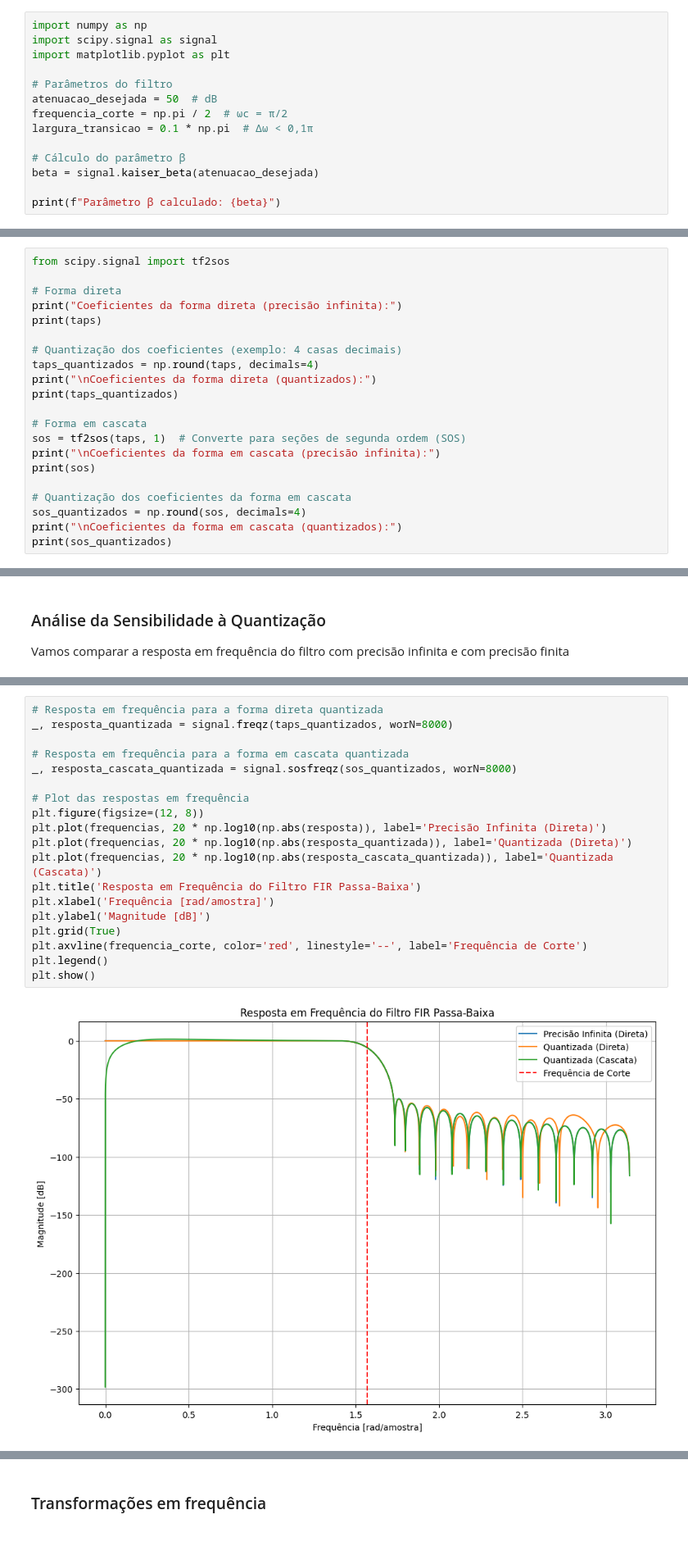
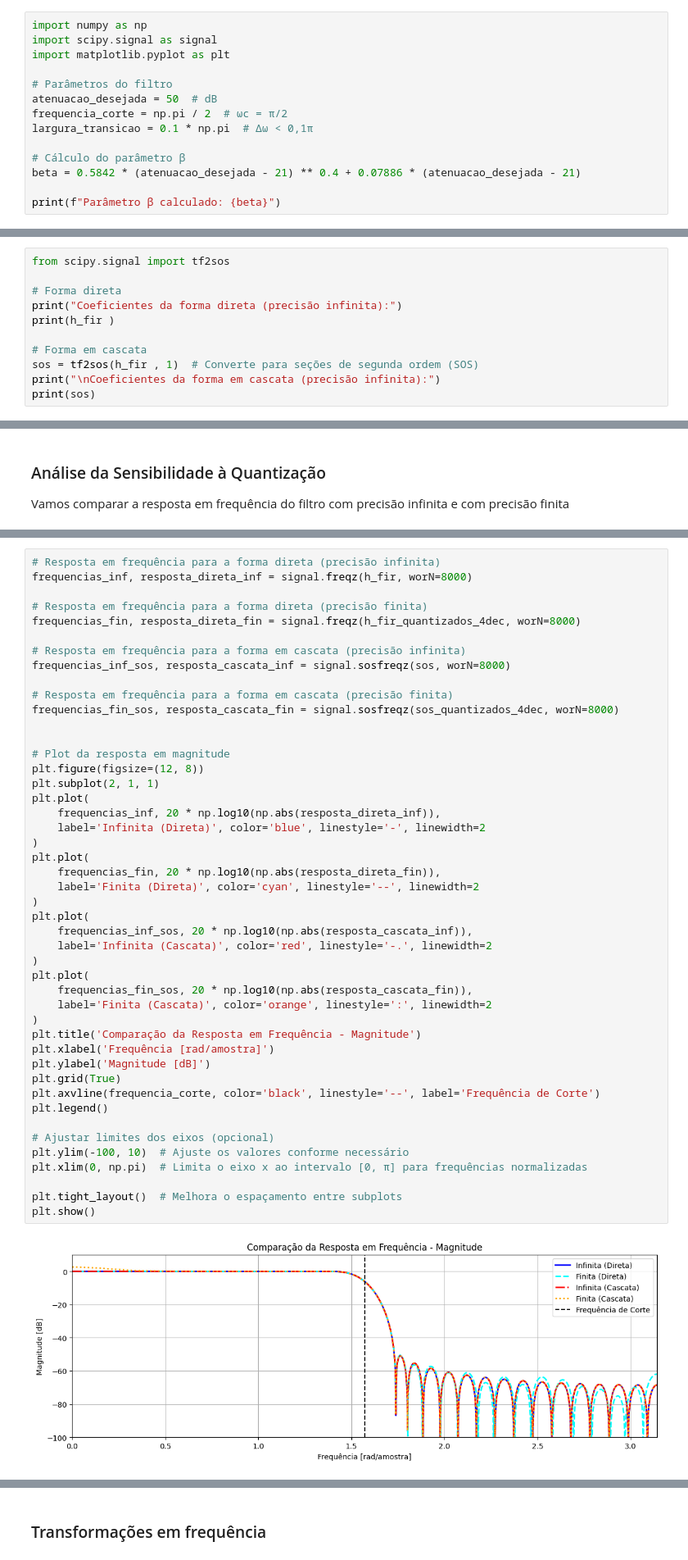
Before and after one commit to JoseRaimundo27/FiltroFIR, a Jupyter notebook: filtro.ipynb, the cells around one changed output, grey strips where cells are left out. Shown: that part at 82% size. Cells and saved outputs as stored; diff of their text form.

```diff
--- a/filtro.ipynb
+++ b/filtro.ipynb
@@ -29,7 +31,7 @@ frequencia_corte = np.pi / 2  # ωc = π/2
 largura_transicao = 0.1 * np.pi  # Δω < 0,1π
 
 # Cálculo do parâmetro β
-beta = signal.kaiser_beta(atenuacao_desejada)
+beta = 0.5842 * (atenuacao_desejada - 21) ** 0.4 + 0.07886 * (atenuacao_desejada - 21)
 
 print(f"Parâmetro β calculado: {beta}")
 # %% [output]
@@ -73,21 +77,11 @@ from scipy.signal import tf2sos
 
 # Forma direta
 print("Coeficientes da forma direta (precisão infinita):")
-print(taps)
-
-# Quantização dos coeficientes (exemplo: 4 casas decimais)
-taps_quantizados = np.round(taps, decimals=4)
-print("\nCoeficientes da forma direta (quantizados):")
-print(taps_quantizados)
+print(h_fir )
 
 # Forma em cascata
-sos = tf2sos(taps, 1)  # Converte para seções de segunda ordem (SOS)
+sos = tf2sos(h_fir , 1)  # Converte para seções de segunda ordem (SOS)
 print("\nCoeficientes da forma em cascata (precisão infinita):")
 print(sos)
-
-# Quantização dos coeficientes da forma em cascata
-sos_quantizados = np.round(sos, decimals=4)
-print("\nCoeficientes da forma em cascata (quantizados):")
-print(sos_quantizados)
 # %% [output]
 Coeficientes da forma direta (precisão infinita):
@@ -113,21 +169,48 @@ Vamos comparar a resposta em frequência do filtro com precisão infinita e com
 # %%
-# Resposta em frequência para a forma direta quantizada
-_, resposta_quantizada = signal.freqz(taps_quantizados, worN=8000)
+# Resposta em frequência para a forma direta (precisão infinita)
+frequencias_inf, resposta_direta_inf = signal.freqz(h_fir, worN=8000)
 
-# Resposta em frequência para a forma em cascata quantizada
-_, resposta_cascata_quantizada = signal.sosfreqz(sos_quantizados, worN=8000)
+# Resposta em frequência para a forma direta (precisão finita)
+frequencias_fin, resposta_direta_fin = signal.freqz(h_fir_quantizados_4dec, worN=8000)
 
-# Plot das respostas em frequência
+# Resposta em frequência para a forma em cascata (precisão infinita)
+frequencias_inf_sos, resposta_cascata_inf = signal.sosfreqz(sos, worN=8000)
+
+# Resposta em frequência para a forma em cascata (precisão finita)
+frequencias_fin_sos, resposta_cascata_fin = signal.sosfreqz(sos_quantizados_4dec, worN=8000)
+
+
+# Plot da resposta em magnitude
 plt.figure(figsize=(12, 8))
-plt.plot(frequencias, 20 * np.log10(np.abs(resposta)), label='Precisão Infinita (Direta)')
-plt.plot(frequencias, 20 * np.log10(np.abs(resposta_quantizada)), label='Quantizada (Direta)')
-plt.plot(frequencias, 20 * np.log10(np.abs(resposta_cascata_quantizada)), label='Quantizada (Cascata)')
-plt.title('Resposta em Frequência do Filtro FIR Passa-Baixa')
+plt.subplot(2, 1, 1)
+plt.plot(
+    frequencias_inf, 20 * np.log10(np.abs(resposta_direta_inf)),
+    label='Infinita (Direta)', color='blue', linestyle='-', linewidth=2
+)
+plt.plot(
+    frequencias_fin, 20 * np.log10(np.abs(resposta_direta_fin)),
+    label='Finita (Direta)', color='cyan', linestyle='--', linewidth=2
+)
+plt.plot(
+    frequencias_inf_sos, 20 * np.log10(np.abs(resposta_cascata_inf)),
+    label='Infinita (Cascata)', color='red', linestyle='-.', linewidth=2
+)
+plt.plot(
+    frequencias_fin_sos, 20 * np.log10(np.abs(resposta_cascata_fin)),
+    label='Finita (Cascata)', color='orange', linestyle=':', linewidth=2
+)
+plt.title('Comparação da Resposta em Frequência - Magnitude')
 plt.xlabel('Frequência [rad/amostra]')
 plt.ylabel('Magnitude [dB]')
 plt.grid(True)
-plt.axvline(frequencia_corte, color='red', linestyle='--', label='Frequência de Corte')
+plt.axvline(frequencia_corte, color='black', linestyle='--', label='Frequência de Corte')
 plt.legend()
+
+# Ajustar limites dos eixos (opcional)
+plt.ylim(-100, 10)  # Ajuste os valores conforme necessário
+plt.xlim(0, np.pi)  # Limita o eixo x ao intervalo [0, π] para frequências normalizadas
+
+plt.tight_layout()  # Melhora o espaçamento entre subplots
 plt.show()
 # %% [output]
-[figure, old version]
+[figure, new version]
```
Also changed, not shown: parts of 8 cells of this notebook, 3 other files.
